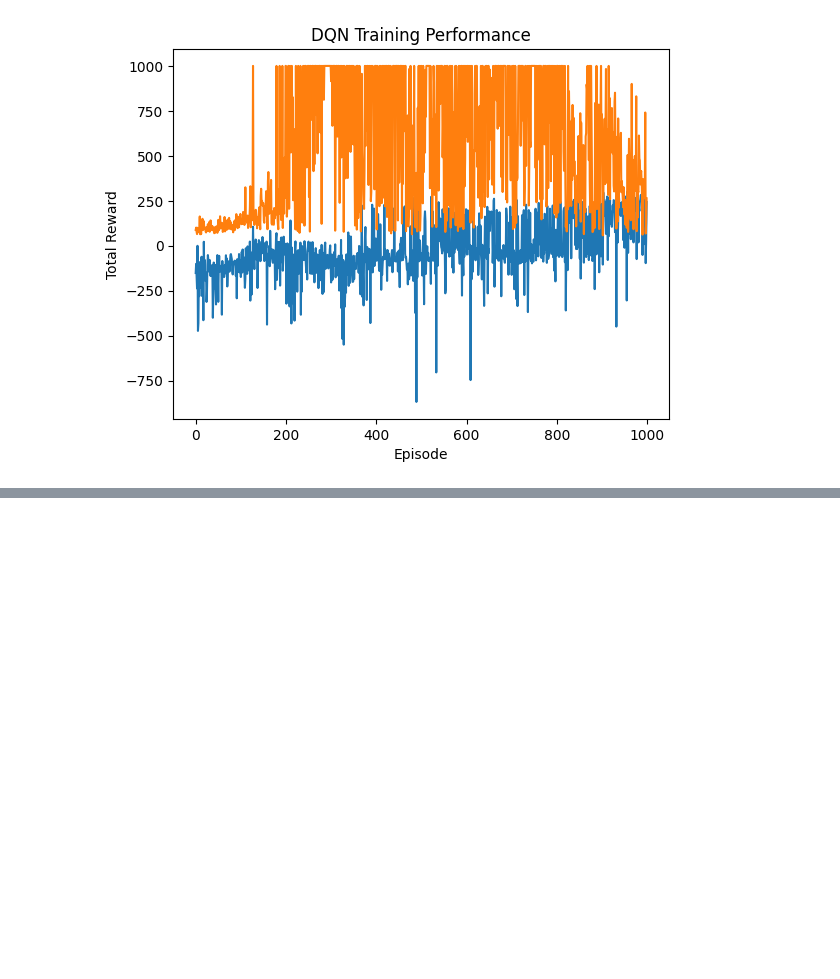
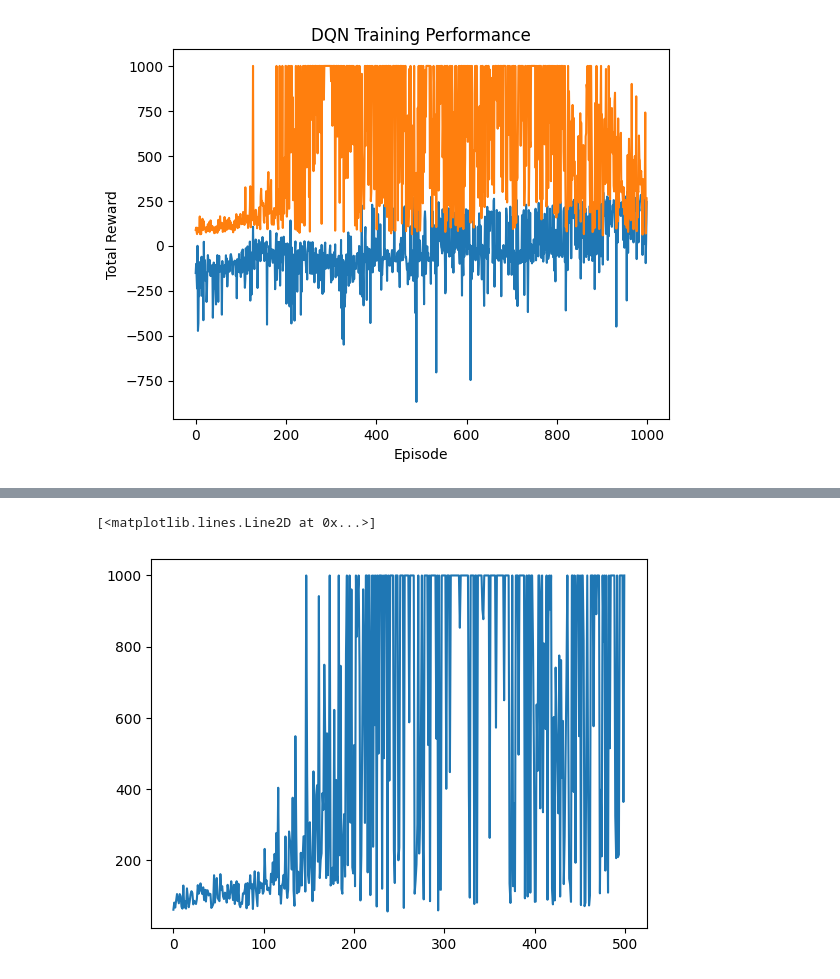
Before and after one commit to cferreira21/tp, a Jupyter notebook: TP_DQN.ipynb, the cells around one changed output, grey strips where cells are left out. Cells and saved outputs as stored; diff of their text form; code cells hidden in the pictures; blank space fills up the shorter version.

```diff
--- a/TP_DQN.ipynb
+++ b/TP_DQN.ipynb
@@ -198,2 +202,7 @@ Episode 575, Total Reward: -64.63845402412406, AVG Reward: -122.64 Epsilon: 0.06
+# %%
+plt.plot(durations3)
+# %% [output]
+[<matplotlib.lines.Line2D at 0x...>]
+[figure, added]
 # %%
 agent3, rewards3, durations3 = train(500,64,0.99,1.0,0.01,0.995,10)
```
Also changed, not shown: parts of 8 cells of this notebook.
